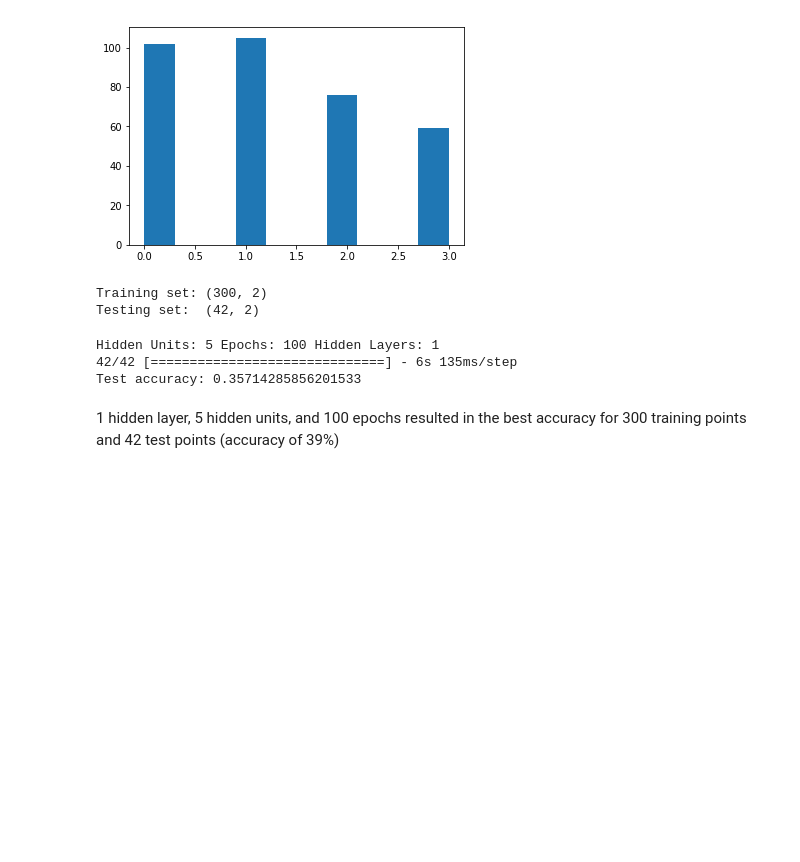
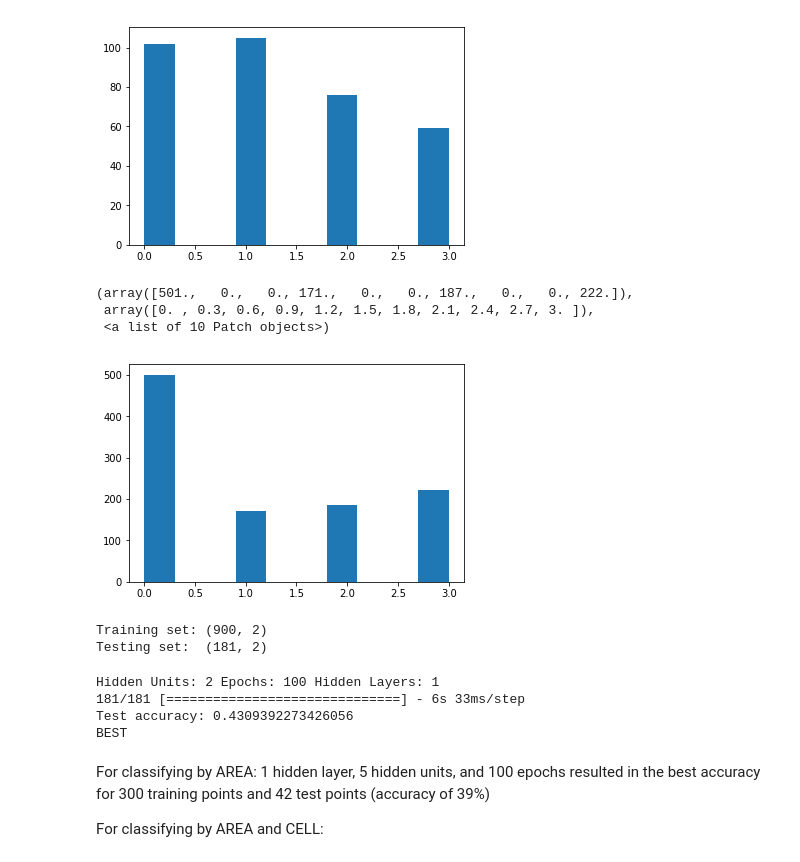
Before and after one commit to lillyclark/privacy-utility, a Jupyter notebook: SMS Map Classifier.ipynb, the cells around one changed output. Saved outputs shown, nothing was run; the diff lists cells and outputs as text; code cells hidden in the pictures; blank space fills up the shorter version.

```diff
--- a/SMS Map Classifier.ipynb
+++ b/SMS Map Classifier.ipynb
@@ -234,4 +293,23 @@ plt.hist(list(SMSclassificationdict.values()))
  array([0. , 0.3, 0.6, 0.9, 1.2, 1.5, 1.8, 2.1, 2.4, 2.7, 3. ]),
  <a list of 10 Patch objects>)
 [figure]
+# %%
+SMSclassificationdictbycell = {}
+
+for (place, time) in dictbycell.keys():
+    if dictbycell[(place, time)] < 2:
+        SMSclassificationdictbycell[(place, time)] = 0
+    elif dictbycell[(place, time)] < 3:
+        SMSclassificationdictbycell[(place, time)] = 1
+    elif dictbycell[(place, time)] < 6:
+        SMSclassificationdictbycell[(place, time)] = 2
+    else:
+        SMSclassificationdictbycell[(place, time)] = 3
+# %%
+plt.hist(list(SMSclassificationdictbycell.values()))
+# %% [output]
+(array([501.,   0.,   0., 171.,   0.,   0., 187.,   0.,   0., 222.]),
+ array([0. , 0.3, 0.6, 0.9, 1.2, 1.5, 1.8, 2.1, 2.4, 2.7, 3. ]),
+ <a list of 10 Patch objects>)
+[figure, added]
 # %%
@@ -242,6 +320,6 @@ N = len(SMSclassificationdict)
 # %%
 order = np.argsort(np.random.random(labels.shape))
-n = 300
+n = 900
 train_data = data[order][0:n]
 train_labels = labels[order][0:n]
 test_data = data[order][n:N]
@@ -249,16 +327,16 @@ test_labels = labels[order][n:N]
 print("Training set: {}".format(train_data.shape))
 print("Testing set:  {}".format(test_data.shape))
 # %% [output]
-Training set: (300, 2)
-Testing set:  (42, 2)
+Training set: (900, 2)
+Testing set:  (181, 2)
 # %%
 best_accuracy = 0
-# for numunits in [2, 5, 10]:
-for numunits in [5]:
-#     for epochs in [100, 400, 1000]:
+for numunits in [2]:
+# for numunits in [5]:
     for epochs in [100]:
-#         for numlayers in [1, 2, 3, 4]:
+#     for epochs in [100]:
         for numlayers in [1]:
+#         for numlayers in [1]:
             print("Hidden Units:", numunits, "Epochs:", epochs, "Hidden Layers:", numlayers)
             model = keras.Sequential()
             for i in range(numlayers):
@@ -287,13 +365,16 @@ for numunits in [5]:
             print('Test accuracy:', test_acc)
             if test_acc > best_accuracy:
                 best_accuracy = test_acc
-#                 print("BEST")
+                print("BEST")
             print("")
 # %% [output]
-Hidden Units: 5 Epochs: 100 Hidden Layers: 1
-42/42 [==============================] - 6s 135ms/step
-Test accuracy: 0.35714285856201533
+Hidden Units: 2 Epochs: 100 Hidden Layers: 1
+181/181 [==============================] - 6s 33ms/step
+Test accuracy: 0.4309392273426056
+BEST
 # %% [markdown]
-1 hidden layer, 5 hidden units, and 100 epochs resulted in the best accuracy for 300 training points and 42 test points (accuracy of 39%)
+For classifying by AREA: 1 hidden layer, 5 hidden units, and 100 epochs resulted in the best accuracy for 300 training points and 42 test points (accuracy of 39%)
+
+For classifying by AREA and CELL:
 # %%
 predictions = model.predict(data)
```
Also changed, not shown: parts of 11 cells of this notebook, 1 other file.
